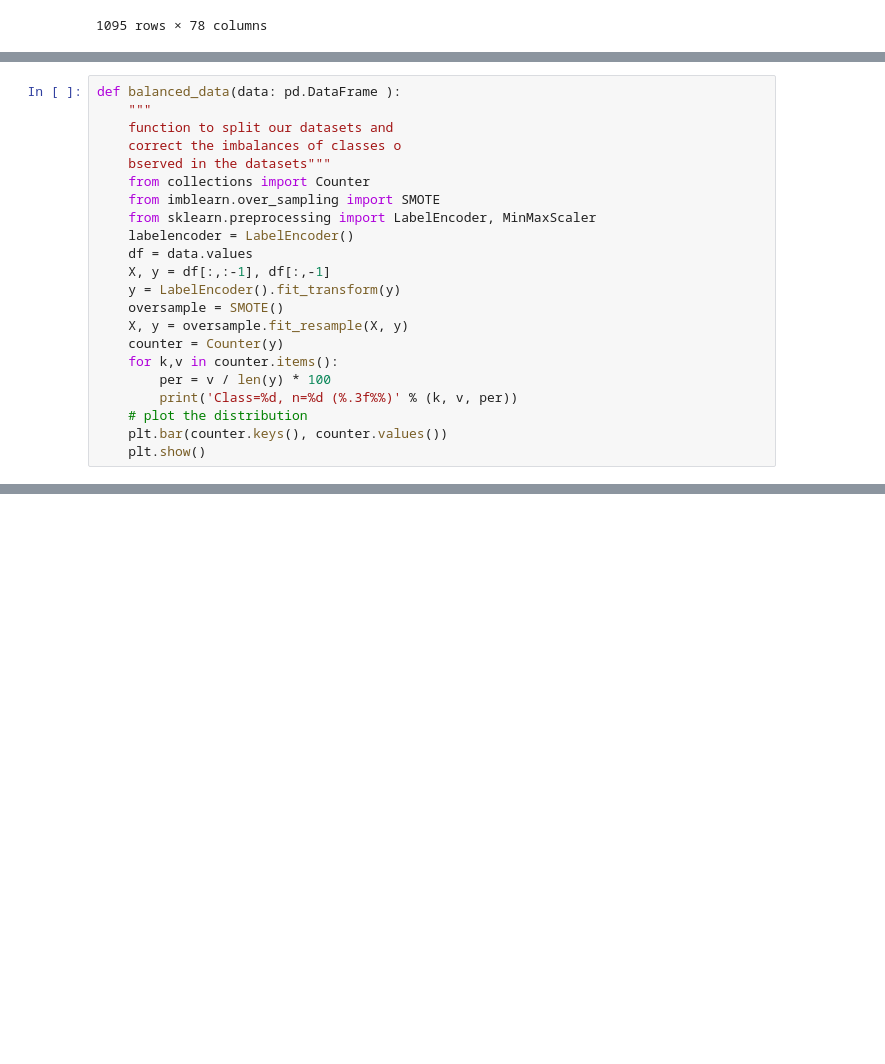
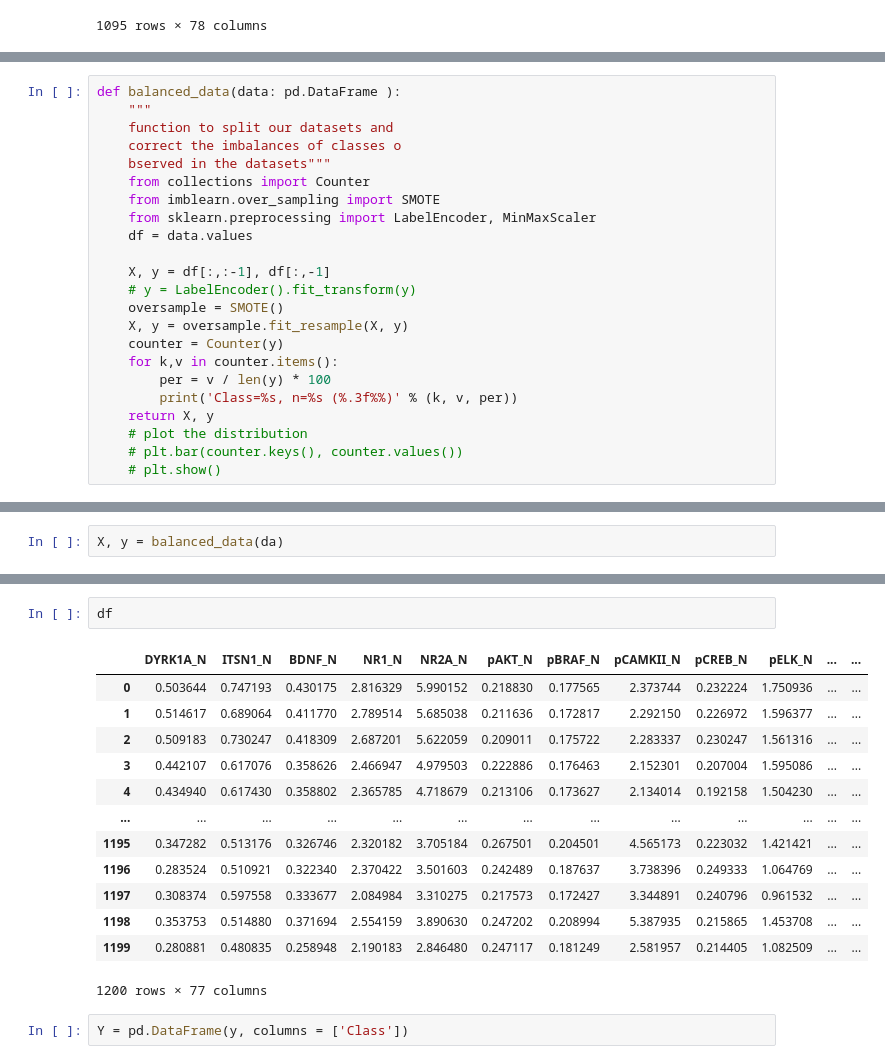
Before and after one commit to Michael-yousuf123/mice-protien-expression, a Jupyter notebook: notebook/notebook-1.ipynb, the cells around one changed output, grey strips where cells are left out. Saved outputs shown, nothing was run; the diff lists cells and outputs as text; blank space fills up the shorter version.

```diff
--- a/notebook/notebook-1.ipynb
+++ b/notebook/notebook-1.ipynb
@@ -186,16 +206,17 @@ def balanced_data(data: pd.DataFrame ):
     from collections import Counter
     from imblearn.over_sampling import SMOTE
     from sklearn.preprocessing import LabelEncoder, MinMaxScaler
-    labelencoder = LabelEncoder()
     df = data.values
+
     X, y = df[:,:-1], df[:,-1]
-    y = LabelEncoder().fit_transform(y)
+    # y = LabelEncoder().fit_transform(y)
     oversample = SMOTE()
     X, y = oversample.fit_resample(X, y)
     counter = Counter(y)
     for k,v in counter.items():
         per = v / len(y) * 100
-        print('Class=%d, n=%d (%.3f%%)' % (k, v, per))
+        print('Class=%s, n=%s (%.3f%%)' % (k, v, per))
+    return X, y
     # plot the distribution
-    plt.bar(counter.keys(), counter.values())
-    plt.show()
+    # plt.bar(counter.keys(), counter.values())
+    # plt.show()
@@ -213,0 +223,2 @@ Class=7, n=150 (12.500%)
+# %%
+X, y = balanced_data(da)
@@ -213,0 +314,18 @@ Class=7, n=150 (12.500%)
+# %%
+df
+# %% [output]
+|  | DYRK1A_N | ITSN1_N | BDNF_N | NR1_N | NR2A_N | pAKT_N | pBRAF_N | pCAMKII_N | pCREB_N | pELK_N | ... | ... |
+| 0 | 0.503644 | 0.747193 | 0.430175 | 2.816329 | 5.990152 | 0.218830 | 0.177565 | 2.373744 | 0.232224 | 1.750936 | ... | ... |
+| 1 | 0.514617 | 0.689064 | 0.411770 | 2.789514 | 5.685038 | 0.211636 | 0.172817 | 2.292150 | 0.226972 | 1.596377 | ... | ... |
+| 2 | 0.509183 | 0.730247 | 0.418309 | 2.687201 | 5.622059 | 0.209011 | 0.175722 | 2.283337 | 0.230247 | 1.561316 | ... | ... |
+| 3 | 0.442107 | 0.617076 | 0.358626 | 2.466947 | 4.979503 | 0.222886 | 0.176463 | 2.152301 | 0.207004 | 1.595086 | ... | ... |
+| 4 | 0.434940 | 0.617430 | 0.358802 | 2.365785 | 4.718679 | 0.213106 | 0.173627 | 2.134014 | 0.192158 | 1.504230 | ... | ... |
+| ... | ... | ... | ... | ... | ... | ... | ... | ... | ... | ... | ... | ... |
+| 1195 | 0.347282 | 0.513176 | 0.326746 | 2.320182 | 3.705184 | 0.267501 | 0.204501 | 4.565173 | 0.223032 | 1.421421 | ... | ... |
+| 1196 | 0.283524 | 0.510921 | 0.322340 | 2.370422 | 3.501603 | 0.242489 | 0.187637 | 3.738396 | 0.249333 | 1.064769 | ... | ... |
+| 1197 | 0.308374 | 0.597558 | 0.333677 | 2.084984 | 3.310275 | 0.217573 | 0.172427 | 3.344891 | 0.240796 | 0.961532 | ... | ... |
+| 1198 | 0.353753 | 0.514880 | 0.371694 | 2.554159 | 3.890630 | 0.247202 | 0.208994 | 5.387935 | 0.215865 | 1.453708 | ... | ... |
+| 1199 | 0.280881 | 0.480835 | 0.258948 | 2.190183 | 2.846480 | 0.247117 | 0.181249 | 2.581957 | 0.214405 | 1.082509 | ... | ... |
+1200 rows × 77 columns
+# %%
+Y = pd.DataFrame(y, columns = ['Class'])
```
Also changed, not shown: parts of 9 cells of this notebook, 6 other files.
